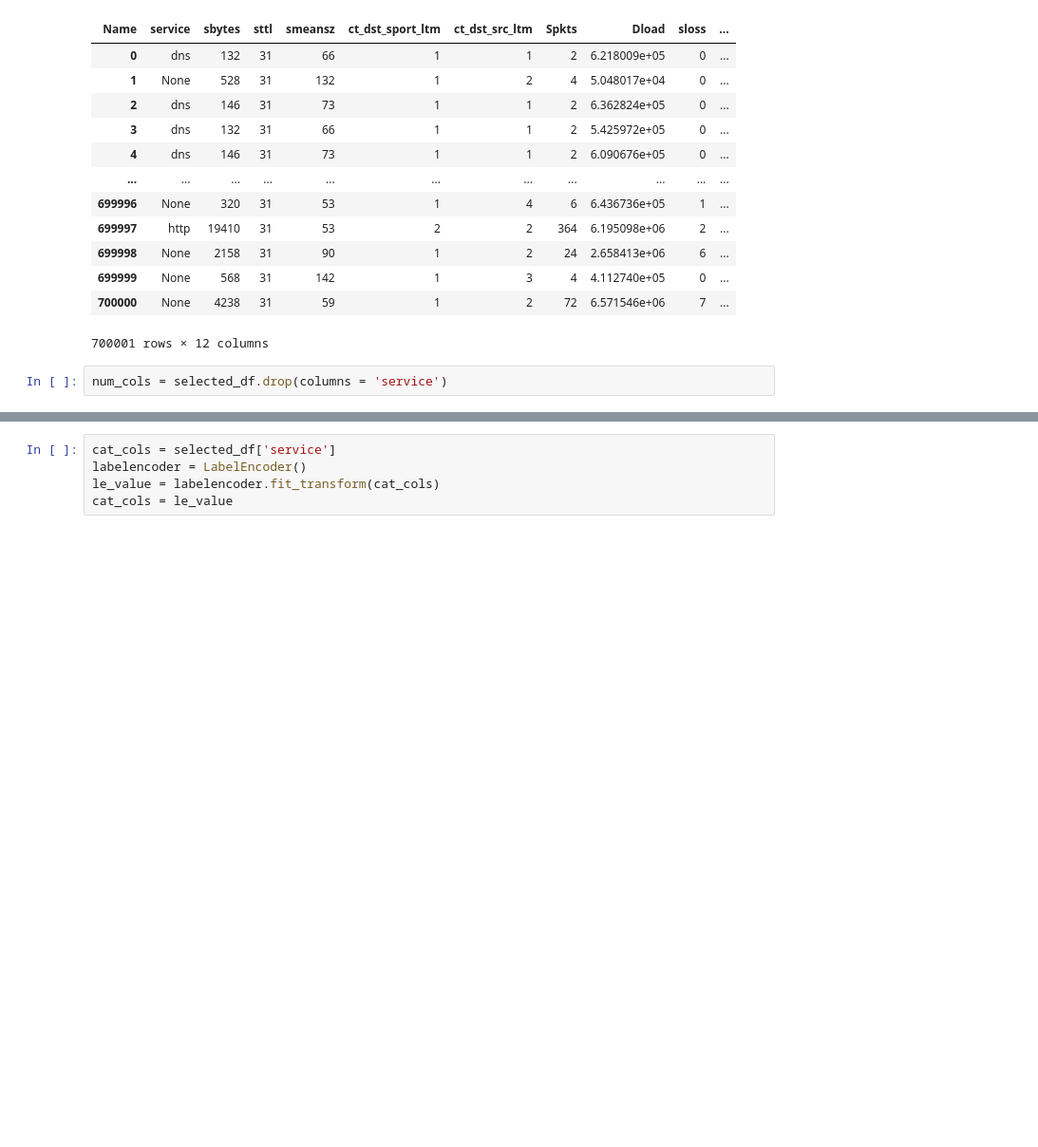
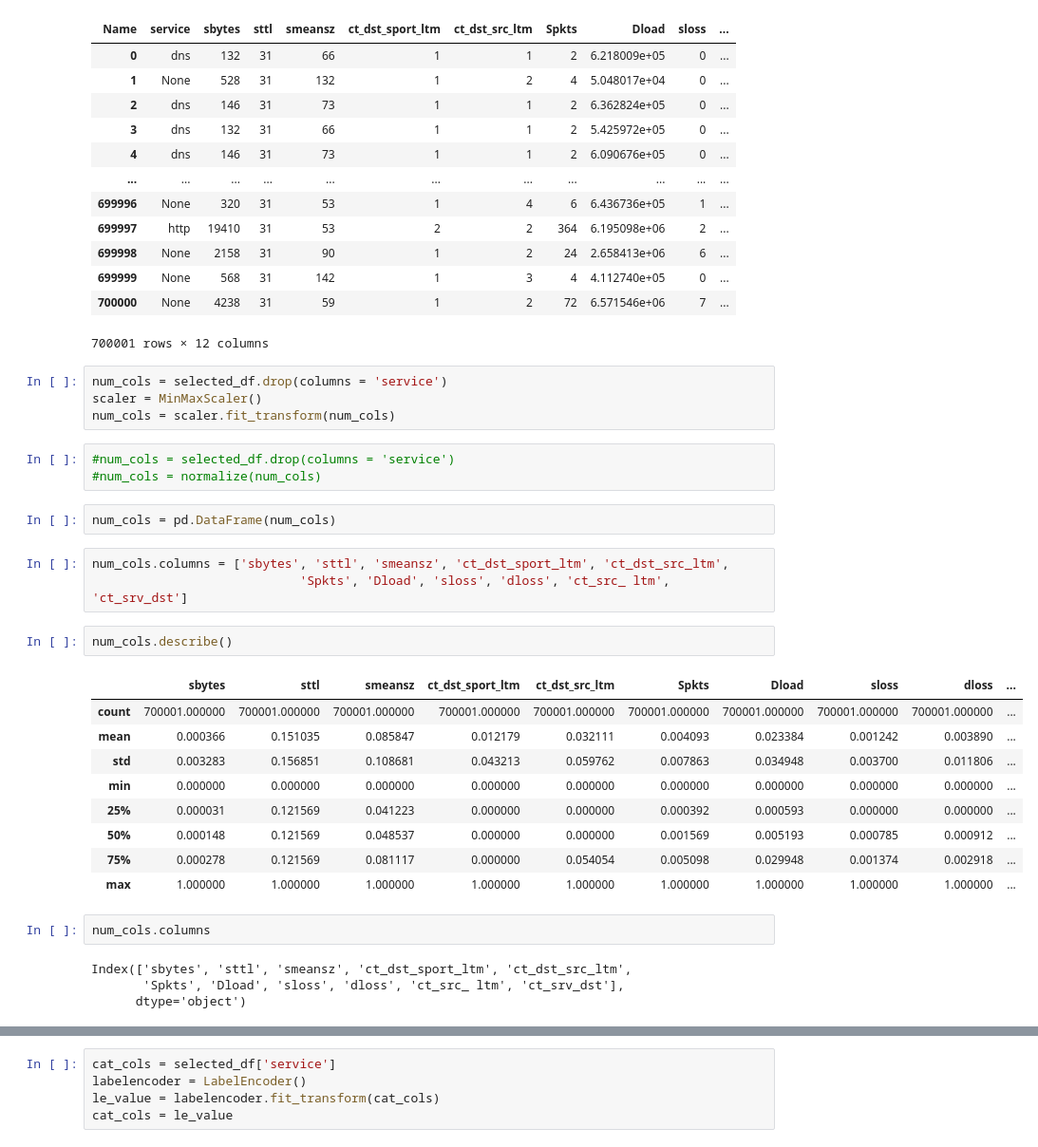
Before and after one commit to rmzn1717/anomaly_detection_project, a Jupyter notebook: simple_anomaly_detection.ipynb, the cells around one changed output, grey strips where cells are left out. Shown: that part at 95% size. Cells and saved outputs as stored; diff of their text form; blank space fills up the shorter version.

```diff
--- a/simple_anomaly_detection.ipynb
+++ b/simple_anomaly_detection.ipynb
@@ -38,3 +38,31 @@ selected_df
 700001 rows × 12 columns
 # %%
 num_cols = selected_df.drop(columns = 'service')
+scaler = MinMaxScaler()
+num_cols = scaler.fit_transform(num_cols)
+# %%
+#num_cols = selected_df.drop(columns = 'service')
+#num_cols = normalize(num_cols)
+# %%
+num_cols = pd.DataFrame(num_cols)
+# %%
+num_cols.columns = ['sbytes', 'sttl', 'smeansz', 'ct_dst_sport_ltm', 'ct_dst_src_ltm',
+                            'Spkts', 'Dload', 'sloss', 'dloss', 'ct_src_ ltm', 'ct_srv_dst']
+# %%
+num_cols.describe()
+# %% [output]
+|  | sbytes | sttl | smeansz | ct_dst_sport_ltm | ct_dst_src_ltm | Spkts | Dload | sloss | dloss | ... |
+| count | 700001.000000 | 700001.000000 | 700001.000000 | 700001.000000 | 700001.000000 | 700001.000000 | 700001.000000 | 700001.000000 | 700001.000000 | ... |
+| mean | 0.000366 | 0.151035 | 0.085847 | 0.012179 | 0.032111 | 0.004093 | 0.023384 | 0.001242 | 0.003890 | ... |
+| std | 0.003283 | 0.156851 | 0.108681 | 0.043213 | 0.059762 | 0.007863 | 0.034948 | 0.003700 | 0.011806 | ... |
+| min | 0.000000 | 0.000000 | 0.000000 | 0.000000 | 0.000000 | 0.000000 | 0.000000 | 0.000000 | 0.000000 | ... |
+| 25% | 0.000031 | 0.121569 | 0.041223 | 0.000000 | 0.000000 | 0.000392 | 0.000593 | 0.000000 | 0.000000 | ... |
+| 50% | 0.000148 | 0.121569 | 0.048537 | 0.000000 | 0.000000 | 0.001569 | 0.005193 | 0.000785 | 0.000912 | ... |
+| 75% | 0.000278 | 0.121569 | 0.081117 | 0.000000 | 0.054054 | 0.005098 | 0.029948 | 0.001374 | 0.002918 | ... |
+| max | 1.000000 | 1.000000 | 1.000000 | 1.000000 | 1.000000 | 1.000000 | 1.000000 | 1.000000 | 1.000000 | ... |
+# %%
+num_cols.columns
+# %% [output]
+Index(['sbytes', 'sttl', 'smeansz', 'ct_dst_sport_ltm', 'ct_dst_src_ltm',
+       'Spkts', 'Dload', 'sloss', 'dloss', 'ct_src_ ltm', 'ct_srv_dst'],
+      dtype='object')
```
Also changed, not shown: parts of 4 cells of this notebook.
